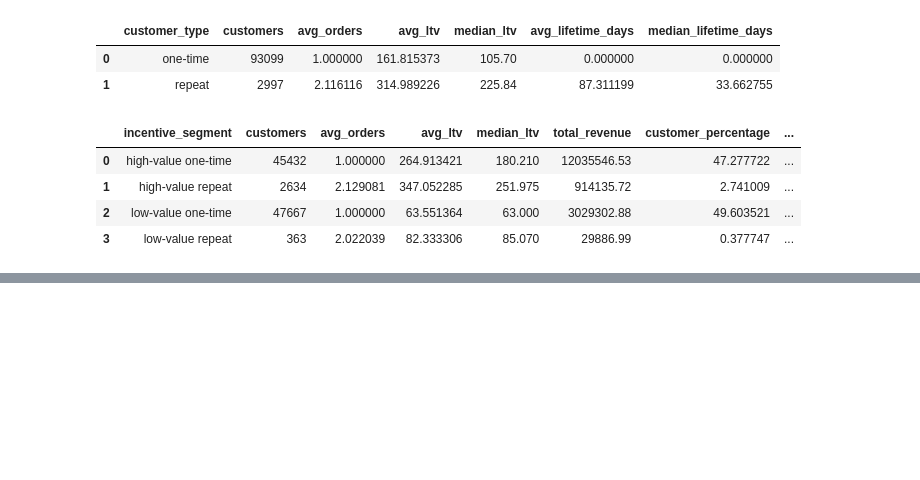
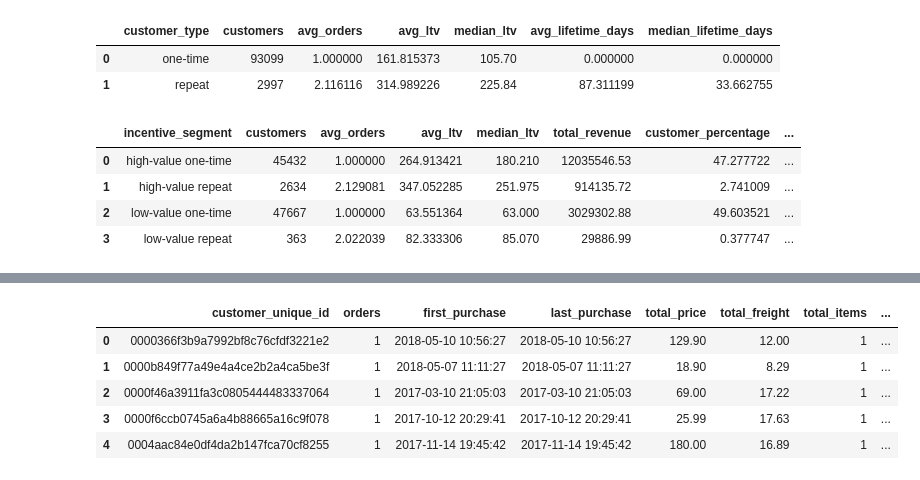
Before and after one commit to janhavitayade/checkout-incentives-ltv, a Jupyter notebook: notebooks/02_ltv_modeling.ipynb, the cells around one changed output, grey strips where cells are left out. Saved outputs shown, nothing was run; the diff lists cells and outputs as text; code cells hidden in the pictures; blank space fills up the shorter version.

Commit message:
Complete customer retention analytics project

```diff
--- a/notebooks/02_ltv_modeling.ipynb
+++ b/notebooks/02_ltv_modeling.ipynb
@@ -2493,0 +2514,17 @@ display(final_ltv.head(20))
+# %%
+# ------------------------------------------------------------
+# CUSTOMER PURCHASE BEHAVIOUR
+# ------------------------------------------------------------
+
+customer_summary = (
+    customer_orders
+    .groupby("customer_unique_id")
+    .agg(
+        orders=("order_id", "nunique"),
+        first_purchase=("order_purchase_timestamp", "min"),
+        last_purchase=("order_purchase_timestamp", "max")
+    )
+    .reset_index()
+)
+
+customer_summary.head()
@@ -2493,0 +2538,67 @@ display(final_ltv.head(20))
+# %%
+# ------------------------------------------------------------
+# CUSTOMER SPENDING
+# ------------------------------------------------------------
+
+order_value = (
+    order_items
+    .groupby("order_id")
+    .agg(
+        total_price=("price", "sum"),
+        total_freight=("freight_value", "sum"),
+        total_items=("order_item_id", "count")
+    )
+    .reset_index()
+)
+
+customer_summary = customer_summary.merge(
+    customer_orders[
+        ["order_id", "customer_unique_id"]
+    ],
+    on="customer_unique_id",
+    how="left"
+)
+
+customer_summary = customer_summary.merge(
+    order_value,
+    on="order_id",
+    how="left"
+)
+
+customer_value = (
+    customer_summary
+    .groupby("customer_unique_id")
+    .agg(
+        orders=("orders", "first"),
+        first_purchase=("first_purchase", "first"),
+        last_purchase=("last_purchase", "first"),
+        total_price=("total_price", "sum"),
+        total_freight=("total_freight", "sum"),
+        total_items=("total_items", "sum")
+    )
+    .reset_index()
+)
+
+customer_value["total_spend"] = (
+    customer_value["total_price"]
+    + customer_value["total_freight"]
+)
+
+customer_value["avg_order_value"] = (
+    customer_value["total_spend"]
+    / customer_value["orders"]
+)
+
+customer_value["avg_items_per_order"] = (
+    customer_value["total_items"]
+    / customer_value["orders"]
+)
+
+customer_value.head()
+# %% [output]
+|  | customer_unique_id | orders | first_purchase | last_purchase | total_price | total_freight | total_items | ... |
+| 0 | 0000366f3b9a7992bf8c76cfdf3221e2 | 1 | 2018-05-10 10:56:27 | 2018-05-10 10:56:27 | 129.90 | 12.00 | 1 | ... |
+| 1 | 0000b849f77a49e4a4ce2b2a4ca5be3f | 1 | 2018-05-07 11:11:27 | 2018-05-07 11:11:27 | 18.90 | 8.29 | 1 | ... |
+| 2 | 0000f46a3911fa3c0805444483337064 | 1 | 2017-03-10 21:05:03 | 2017-03-10 21:05:03 | 69.00 | 17.22 | 1 | ... |
+| 3 | 0000f6ccb0745a6a4b88665a16c9f078 | 1 | 2017-10-12 20:29:41 | 2017-10-12 20:29:41 | 25.99 | 17.63 | 1 | ... |
+| 4 | 0004aac84e0df4da2b147fca70cf8255 | 1 | 2017-11-14 19:45:42 | 2017-11-14 19:45:42 | 180.00 | 16.89 | 1 | ... |
```
Also changed, not shown: parts of 7 cells of this notebook, 8 other files.
